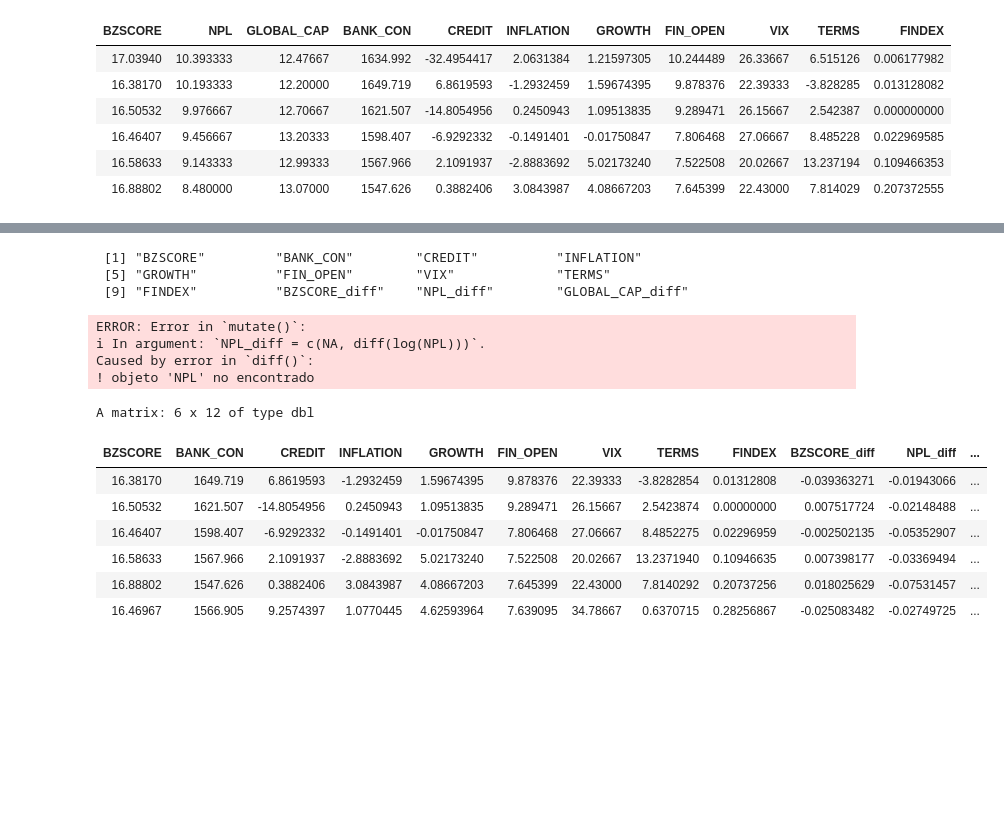
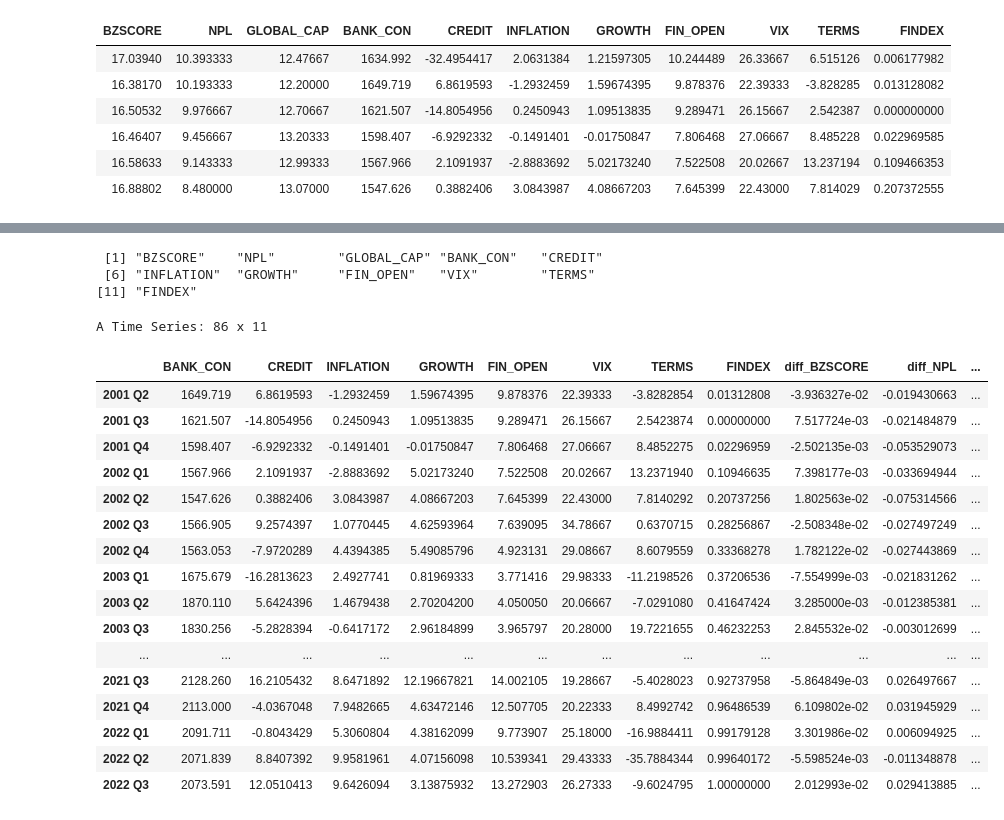
Before and after one commit to GabrielDelCarpio/Tesis-paper, a Jupyter notebook: Tesis data/Estadística descriptiva.ipynb, the cells around one changed output, grey strips where cells are left out. Cells and saved outputs as stored; diff of their text form; code cells hidden in the pictures; blank space fills up the shorter version.

```diff
--- a/Tesis data/Estadística descriptiva.ipynb
+++ b/Tesis data/Estadística descriptiva.ipynb
@@ -206,35 +146,43 @@ print(unstable_variables)
 data_df <- as.data.frame(data_ts)
 colnames(data_df)
 
+library(dplyr)
+
 data_df <- data_df %>%
   mutate(
-    BZSCORE_diff = c(NA, diff(log(BZSCORE))),
-    NPL_diff = c(NA, diff(log(NPL))),
-    GLOBAL_CAP_diff = c(NA, diff(log(GLOBAL_CAP)))  # Cambié GLOBAL_CAP a GOBLAL_CAP
+    diff_BZSCORE = c(NA, diff(log(BZSCORE))),
+    diff_NPL = c(NA, diff(log(NPL))),
+    diff_GLOBAL_CAP = c(NA, diff(log(GLOBAL_CAP)))  # Cambié GLOBAL_CAP a GOBLAL_CAP
   )
 
-# Verifica el resultado
-head(data_df)
+data_df <- data_df[, !(names(data_df) %in% c("BZSCORE", "NPL", "GLOBAL_CAP"))]
 # %% [output]
- [1] "BZSCORE"         "BANK_CON"        "CREDIT"          "INFLATION"
- [5] "GROWTH"          "FIN_OPEN"        "VIX"             "TERMS"
- [9] "FINDEX"          "BZSCORE_diff"    "NPL_diff"        "GLOBAL_CAP_diff"
+ [1] "BZSCORE"    "NPL"        "GLOBAL_CAP" "BANK_CON"   "CREDIT"
+ [6] "INFLATION"  "GROWTH"     "FIN_OPEN"   "VIX"        "TERMS"
+[11] "FINDEX"
-ERROR: Error in `mutate()`:
-i In argument: `NPL_diff = c(NA, diff(log(NPL)))`.
-Caused by error in `diff()`:
-! objeto 'NPL' no encontrado
 # %%
 # Eliminar NA generados por la diferencia logarítmica
 data_df <- na.omit(data_df)
+# Vuelve a convertir a ts (serie temporal)
 data_ts <- ts(data_df, start = c(2001, 2), frequency = 4)
-data_ts <- data_ts[, !(colnames(data_ts) %in% c("NPL", "GLOBAL_CAP", "BANK_COP"))]
-head(data_ts)
-# %% [output]
-A matrix: 6 x 12 of type dbl
-| BZSCORE | BANK_CON | CREDIT | INFLATION | GROWTH | FIN_OPEN | VIX | TERMS | FINDEX | BZSCORE_diff | NPL_diff | ... |
-| 16.38170 | 1649.719 | 6.8619593 | -1.2932459 | 1.59674395 | 9.878376 | 22.39333 | -3.8282854 | 0.01312808 | -0.039363271 | -0.01943066 | ... |
-| 16.50532 | 1621.507 | -14.8054956 | 0.2450943 | 1.09513835 | 9.289471 | 26.15667 | 2.5423874 | 0.00000000 | 0.007517724 | -0.02148488 | ... |
-| 16.46407 | 1598.407 | -6.9292332 | -0.1491401 | -0.01750847 | 7.806468 | 27.06667 | 8.4852275 | 0.02296959 | -0.002502135 | -0.05352907 | ... |
-| 16.58633 | 1567.966 | 2.1091937 | -2.8883692 | 5.02173240 | 7.522508 | 20.02667 | 13.2371940 | 0.10946635 | 0.007398177 | -0.03369494 | ... |
-| 16.88802 | 1547.626 | 0.3882406 | 3.0843987 | 4.08667203 | 7.645399 | 22.43000 | 7.8140292 | 0.20737256 | 0.018025629 | -0.07531457 | ... |
-| 16.46967 | 1566.905 | 9.2574397 | 1.0770445 | 4.62593964 | 7.639095 | 34.78667 | 0.6370715 | 0.28256867 | -0.025083482 | -0.02749725 | ... |
+# %%
+data_ts
+# %% [output]
+A Time Series: 86 x 11
+|  | BANK_CON | CREDIT | INFLATION | GROWTH | FIN_OPEN | VIX | TERMS | FINDEX | diff_BZSCORE | diff_NPL | ... |
+| 2001 Q2 | 1649.719 | 6.8619593 | -1.2932459 | 1.59674395 | 9.878376 | 22.39333 | -3.8282854 | 0.01312808 | -3.936327e-02 | -0.019430663 | ... |
+| 2001 Q3 | 1621.507 | -14.8054956 | 0.2450943 | 1.09513835 | 9.289471 | 26.15667 | 2.5423874 | 0.00000000 | 7.517724e-03 | -0.021484879 | ... |
+| 2001 Q4 | 1598.407 | -6.9292332 | -0.1491401 | -0.01750847 | 7.806468 | 27.06667 | 8.4852275 | 0.02296959 | -2.502135e-03 | -0.053529073 | ... |
+| 2002 Q1 | 1567.966 | 2.1091937 | -2.8883692 | 5.02173240 | 7.522508 | 20.02667 | 13.2371940 | 0.10946635 | 7.398177e-03 | -0.033694944 | ... |
+| 2002 Q2 | 1547.626 | 0.3882406 | 3.0843987 | 4.08667203 | 7.645399 | 22.43000 | 7.8140292 | 0.20737256 | 1.802563e-02 | -0.075314566 | ... |
+| 2002 Q3 | 1566.905 | 9.2574397 | 1.0770445 | 4.62593964 | 7.639095 | 34.78667 | 0.6370715 | 0.28256867 | -2.508348e-02 | -0.027497249 | ... |
+| 2002 Q4 | 1563.053 | -7.9720289 | 4.4394385 | 5.49085796 | 4.923131 | 29.08667 | 8.6079559 | 0.33368278 | 1.782122e-02 | -0.027443869 | ... |
+| 2003 Q1 | 1675.679 | -16.2813623 | 2.4927741 | 0.81969333 | 3.771416 | 29.98333 | -11.2198526 | 0.37206536 | -7.554999e-03 | -0.021831262 | ... |
+| 2003 Q2 | 1870.110 | 5.6424396 | 1.4679438 | 2.70204200 | 4.050050 | 20.06667 | -7.0291080 | 0.41647424 | 3.285000e-03 | -0.012385381 | ... |
+| 2003 Q3 | 1830.256 | -5.2828394 | -0.6417172 | 2.96184899 | 3.965797 | 20.28000 | 19.7221655 | 0.46232253 | 2.845532e-02 | -0.003012699 | ... |
+| ... | ... | ... | ... | ... | ... | ... | ... | ... | ... | ... | ... |
+| 2021 Q3 | 2128.260 | 16.2105432 | 8.6471892 | 12.19667821 | 14.002105 | 19.28667 | -5.4028023 | 0.92737958 | -5.864849e-03 | 0.026497667 | ... |
+| 2021 Q4 | 2113.000 | -4.0367048 | 7.9482665 | 4.63472146 | 12.507705 | 20.22333 | 8.4992742 | 0.96486539 | 6.109802e-02 | 0.031945929 | ... |
+| 2022 Q1 | 2091.711 | -0.8043429 | 5.3060804 | 4.38162099 | 9.773907 | 25.18000 | -16.9884411 | 0.99179128 | 3.301986e-02 | 0.006094925 | ... |
+| 2022 Q2 | 2071.839 | 8.8407392 | 9.9581961 | 4.07156098 | 10.539341 | 29.43333 | -35.7884344 | 0.99640172 | -5.598524e-03 | -0.011348878 | ... |
+| 2022 Q3 | 2073.591 | 12.0510413 | 9.6426094 | 3.13875932 | 13.272903 | 26.27333 | -9.6024795 | 1.00000000 | 2.012993e-02 | 0.029413885 | ... |
```
Also changed, not shown: parts of 10 cells of this notebook, 13 other files.
